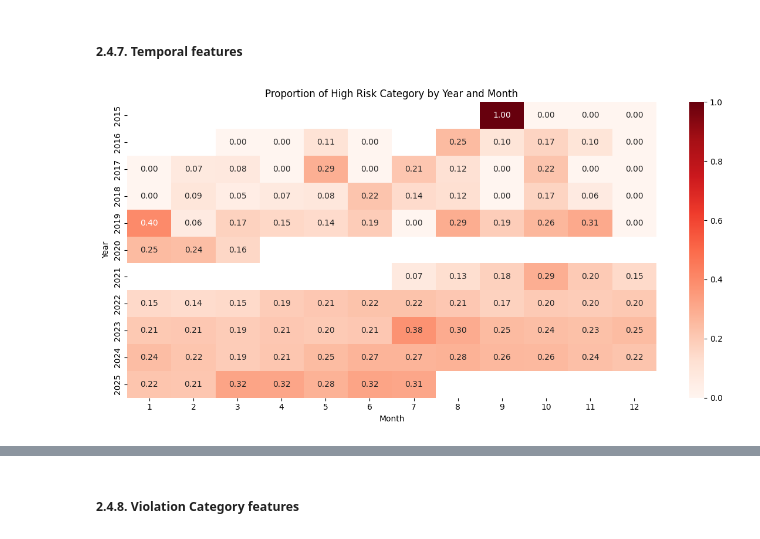
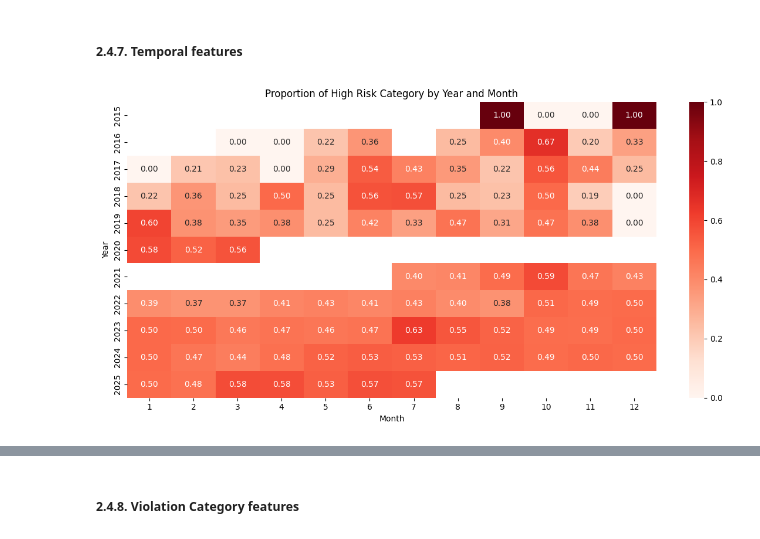
Before and after one commit to mcosta95/nyc-business-case, a Jupyter notebook: final_notebook/main.ipynb, the cells around one changed output, grey strips where cells are left out. Drawn from its saved outputs; the diff is of its cells as text; code cells hidden in the pictures.

```diff
--- a/final_notebook/main.ipynb
+++ b/final_notebook/main.ipynb
@@ -327,6 +317,5 @@ I will extract some date features for analyse
 data_final['inspection_date'] = pd.to_datetime(data_final['inspection_date'])
 data_final['year'] = data_final['inspection_date'].dt.year
 data_final['month'] = data_final['inspection_date'].dt.month
-data_final['day_of_week'] = data_final['inspection_date'].dt.dayofweek
 # %% [markdown]
 ##### 2.3.2. **Create past nb inspections**
@@ -377,3 +368,8 @@ data_final = data_final.merge(data_codes[["violation_code", "violation_category"
+# %%
+run_saved = True
+if run_saved:
+    data_final = pd.read_csv(os.path.join(data_path, "data_processed.csv"))
+    data_final['inspection_date'] = pd.to_datetime(data_final['inspection_date'])
 # %% [markdown]
 ##### 2.3.4. **Group data and create new columns**
 
@@ -389,9 +385,8 @@ data_transformed = data_final.groupby(['camis', 'inspection_date'], as_index=Fal
     nb_past_inspections=('nb_past_inspections', 'first'),
     risk_category=('risk_category', 'first'),
     month=('month', 'first'),
-    year=('year', 'first'),
-    day_of_week=('day_of_week', 'first')
-)
+    year=('year', 'first')
+    )
 # %%
 data_transformed.head()
 # %% [output]
@@ -634,21 +543,21 @@ plt.show()
 # %%
 data_transformed['month'] = data_transformed['inspection_date'].dt.month
 data_transformed['year'] = data_transformed['inspection_date'].dt.year
 
-# Cross-tab: proportion of HIGH risk per month/year
+# Cross-tab: proportion of HIGH & MODERATE risk per month/year
 heat_data = pd.crosstab(
     data_transformed['year'],
     data_transformed['month'],
-        values=(data_transformed['risk_category'] == 'High'),
+        values=(data_transformed['risk_category'].isin(['Moderate', 'High'])),
     aggfunc='mean'
 )
 
 plt.figure(figsize=(12, 6))
 sns.heatmap(heat_data, cmap='Reds', annot=True, fmt=".2f")
 plt.title("Proportion of High Risk Category by Year and Month")
 plt.xlabel("Month")
 plt.ylabel("Year")
 plt.tight_layout()
 plt.show()
 # %% [output]
-[figure, old version]
+[figure, new version]
```
Also changed, not shown: parts of 60 cells of this notebook, 2 other files.
